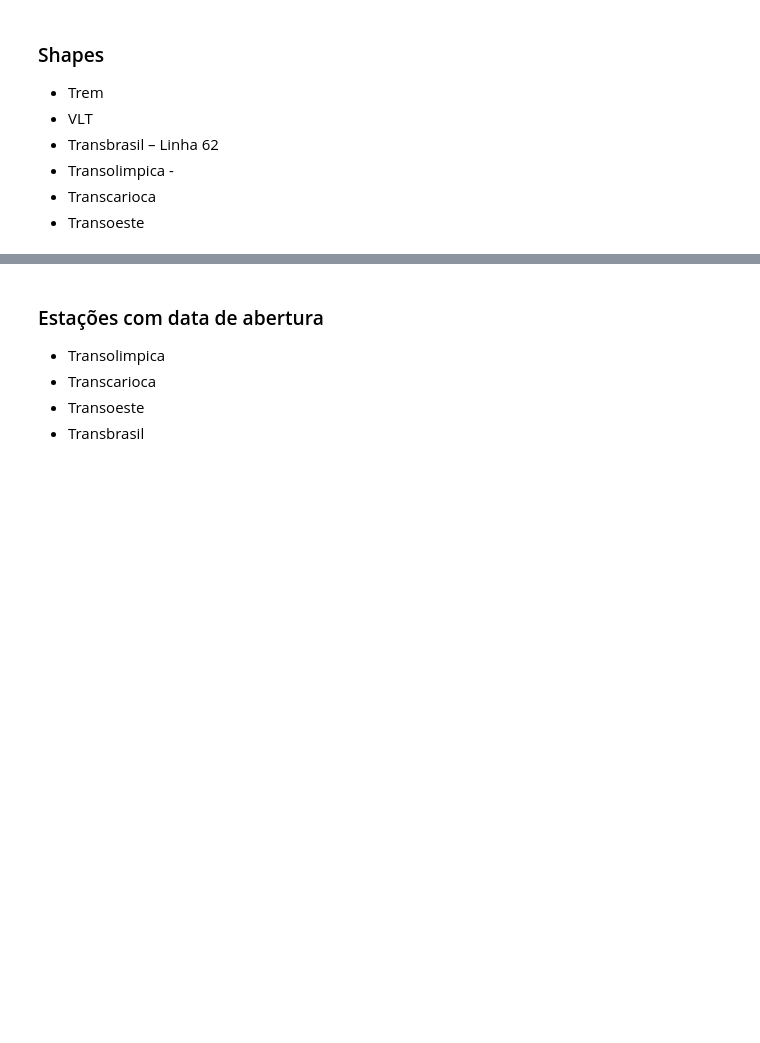
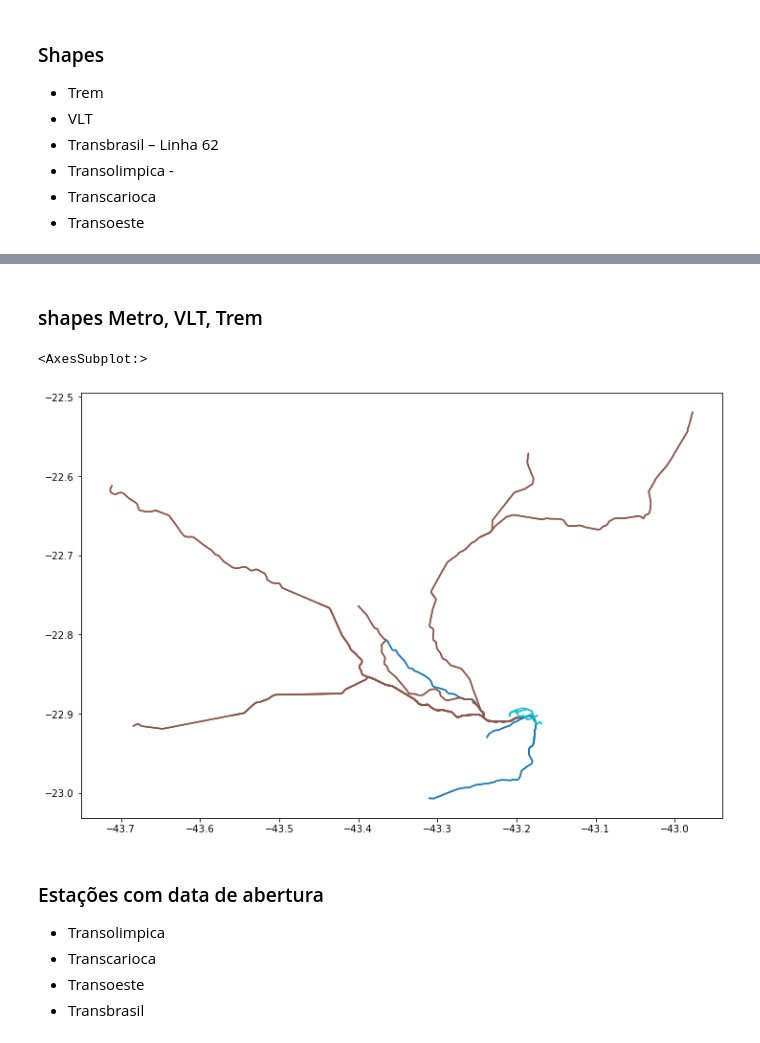
Before and after one commit to prefeitura-rio/webflow, a Jupyter notebook: stories/brt/code/treat_brt_data.ipynb, the cells around one changed output, grey strips where cells are left out. Cells and saved outputs as stored; diff of their text form; code cells hidden in the pictures; blank space fills up the shorter version.

```diff
--- a/stories/brt/code/treat_brt_data.ipynb
+++ b/stories/brt/code/treat_brt_data.ipynb
@@ -73,0 +101,8 @@ shapes = pd.read_csv('data/raw/shapes_transporte_rj_sigmob.csv')
+# %% [markdown]
+### shapes Metro, VLT, Trem
+# %%
+outros = shapes[shapes['id_modal_smtr'].isin(['Metrô', 'VLT', 'Trem'])]
+outros.plot(column='id_modal_smtr', figsize=(12,12))
+# %% [output]
+<AxesSubplot:>
+[figure, added]
```
Also changed, not shown: parts of 40 cells of this notebook.
